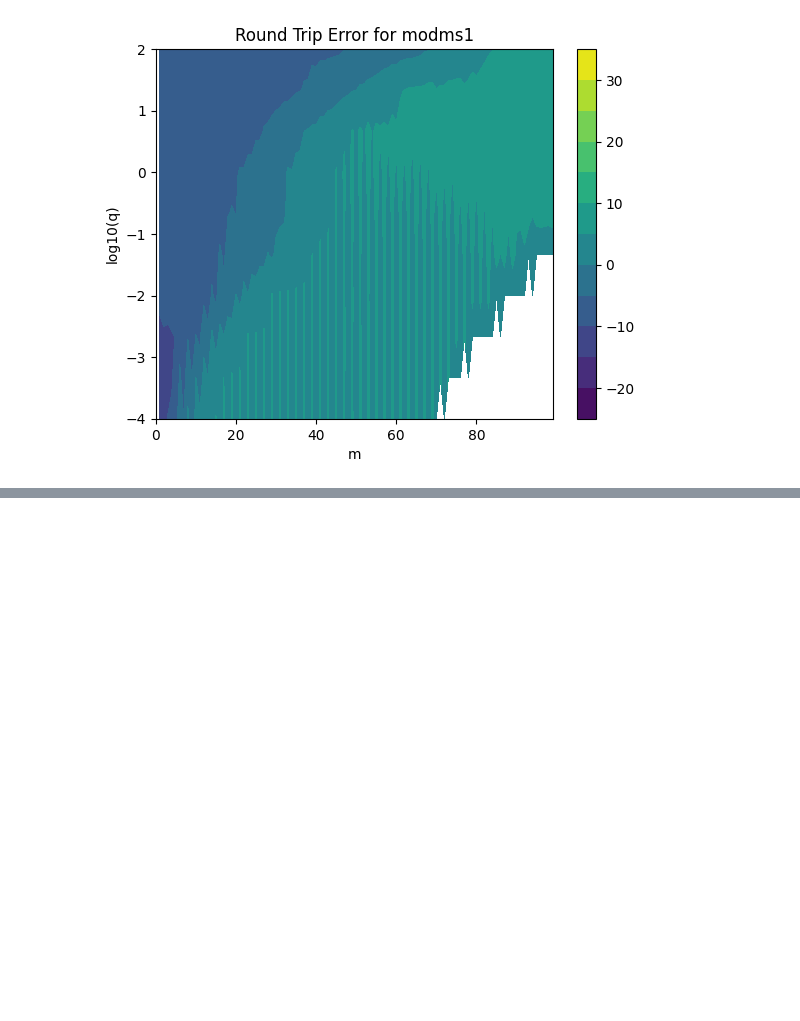
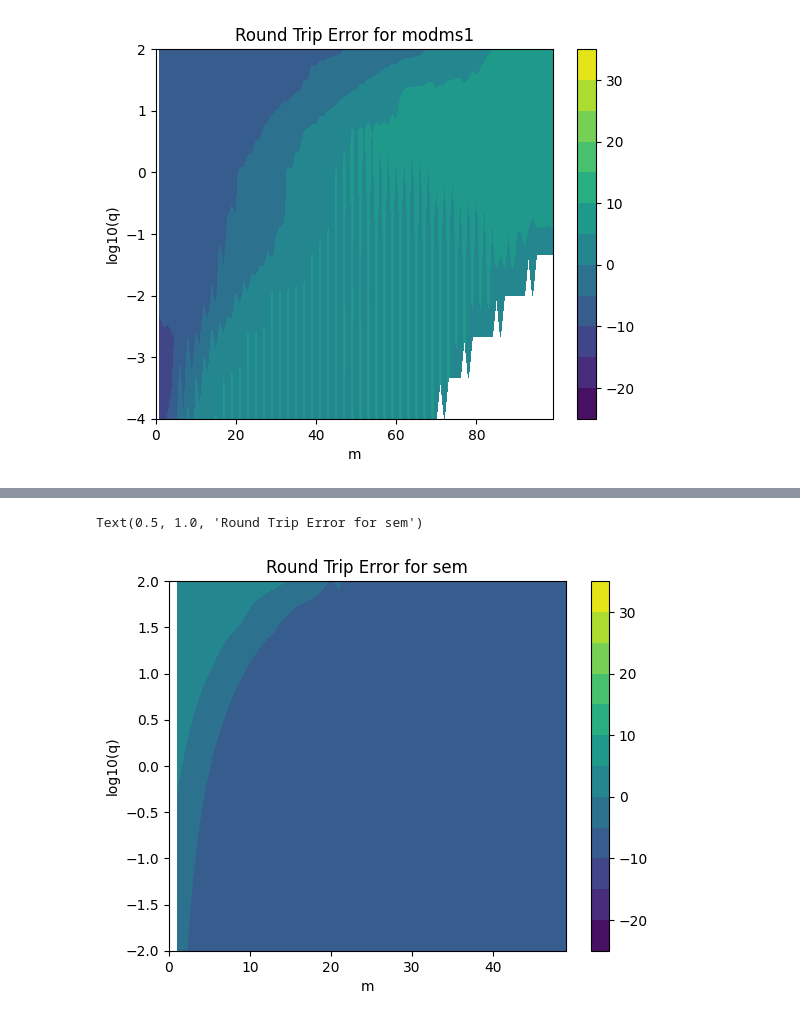
Before and after one commit to brorson/ScipyMathieuTesting, a Jupyter notebook: round_trip_modfuncs.ipynb, the cells around one changed output, grey strips where cells are left out. Saved outputs shown, nothing was run; the diff lists cells and outputs as text; code cells hidden in the pictures; blank space fills up the shorter version.

```diff
--- a/round_trip_modfuncs.ipynb
+++ b/round_trip_modfuncs.ipynb
@@ -373,7 +373,7 @@ def cem(m, q, x):
     return (y, yd)
 
 
-def mathieu_sem(m, q, x):
+def sem(m, q, x):
     return scipy.special.mathieu_sem(m, q, 180/np.pi*x)
 # %%
 # Round trip cem
@@ -449,0 +497,18 @@ Text(0.5, 1.0, 'Round Trip Error for cem')
+# %%
+import matplotlib.pyplot as plt
+
+M, Q = np.meshgrid(range(MM), qs)
+
+error_array = np.array(error).reshape(M.shape)
+
+levels = np.arange(-25, 36, 5)
+
+plt.contourf(M, np.log10(Q), np.log10(error_array), levels=levels, cmap='viridis')
+plt.colorbar()
+
+plt.xlabel("m")
+plt.ylabel("log10(q)")
+plt.title("Round Trip Error for sem")
+# %% [output]
+Text(0.5, 1.0, 'Round Trip Error for sem')
+[figure, added]
```
Also changed, not shown: parts of 7 cells of this notebook.
